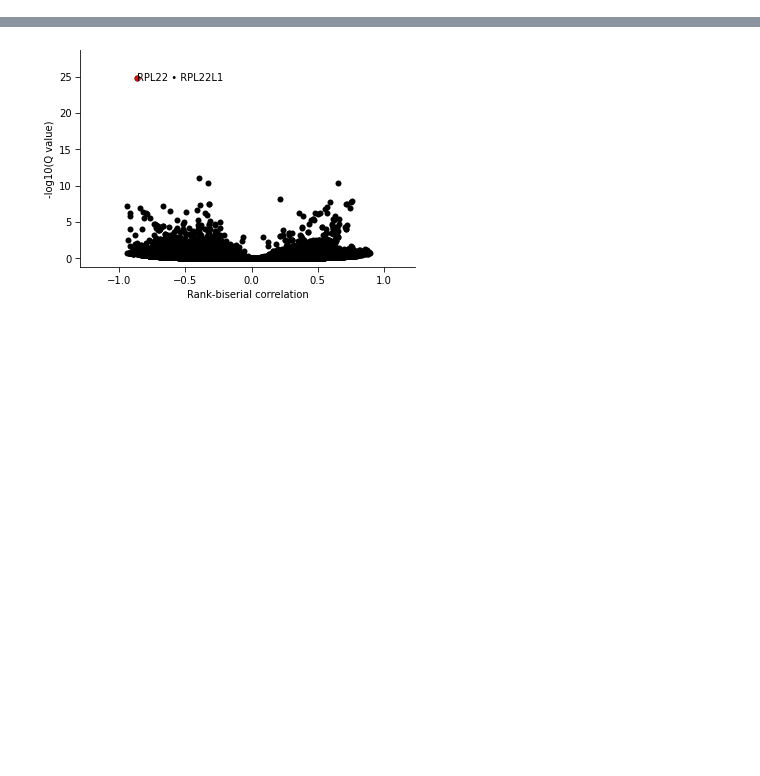
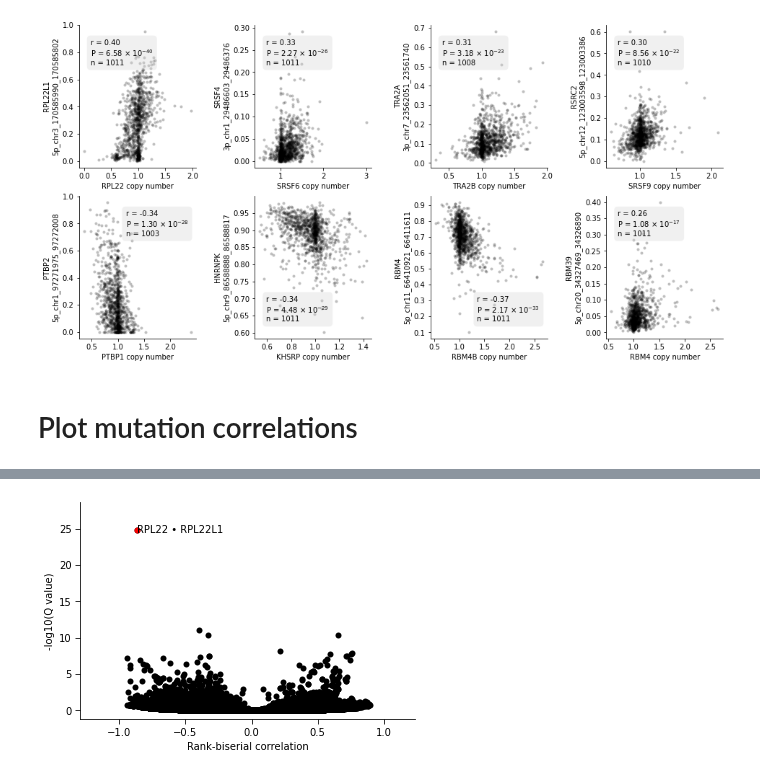
Before and after one commit to kevinhu/mdm4-splicing, a Jupyter notebook: notebooks/fig5_paralogs.ipynb, the cells around one changed output, grey strips where cells are left out. Saved outputs shown, nothing was run; the diff lists cells and outputs as text; code cells hidden in the pictures; blank space fills up the shorter version.

```diff
--- a/notebooks/fig5_paralogs.ipynb
+++ b/notebooks/fig5_paralogs.ipynb
@@ -105,3 +135,59 @@ sns.boxplot(
+# %%
+plt.figure(figsize=(16, 8))
+
+ax = plt.subplot(241)
+plot_cn_exonusage(
+    "ENSG00000116251-RPL22L1_5p_chr3_170585990_170585802_ENSG00000163584.13", ax
+)
+
+ax = plt.subplot(242)
+plot_cn_exonusage(
+    "ENSG00000124193-SRSF4_3p_chr1_29486603_29486376_ENSG00000116350.11", ax
+)
+
+ax = plt.subplot(243)
+plot_cn_exonusage(
+    "ENSG00000136527-TRA2A_3p_chr7_23562051_23561740_ENSG00000164548.6", ax
+)
+
+ax = plt.subplot(244)
+plot_cn_exonusage(
+    "ENSG00000111786-RSRC2_5p_chr12_123003598_123003386_ENSG00000111011.13", ax
+)
+
+ax = plt.subplot(245)
+plot_cn_exonusage(
+    "ENSG00000011304-PTBP2_5p_chr1_97271975_97272008_ENSG00000117569.14",
+    ax,
+    text_pos=(0.4, 0.9),
+)
+
+ax = plt.subplot(246)
+plot_cn_exonusage(
+    "ENSG00000088247-HNRNPK_5p_chr9_86588888_86588817_ENSG00000165119.14",
+    ax,
+    text_pos=(0.1, 0.3),
+)
+
+ax = plt.subplot(247)
+plot_cn_exonusage(
+    "ENSG00000173914-RBM4_5p_chr11_66410921_66411611_ENSG00000173933.15",
+    ax,
+    text_pos=(0.4, 0.3),
+)
+
+ax = plt.subplot(248)
+plot_cn_exonusage(
+    "ENSG00000173933-RBM39_5p_chr20_34327469_34326890_ENSG00000131051.16", ax
+)
+
+plt.subplots_adjust(wspace=0.5)
+
+plt.savefig("../plots/cn_splicing_examples.pdf", dpi=512, transparent=True)
+# %% [output]
+[figure, added]
+# %% [markdown]
+# Plot mutation correlations
 # %%
 many.visuals.dense_plot(
     ensembl_paralogs["hotspot_biserial"],
```
Also changed, not shown: parts of 14 cells of this notebook, 22 other files.
